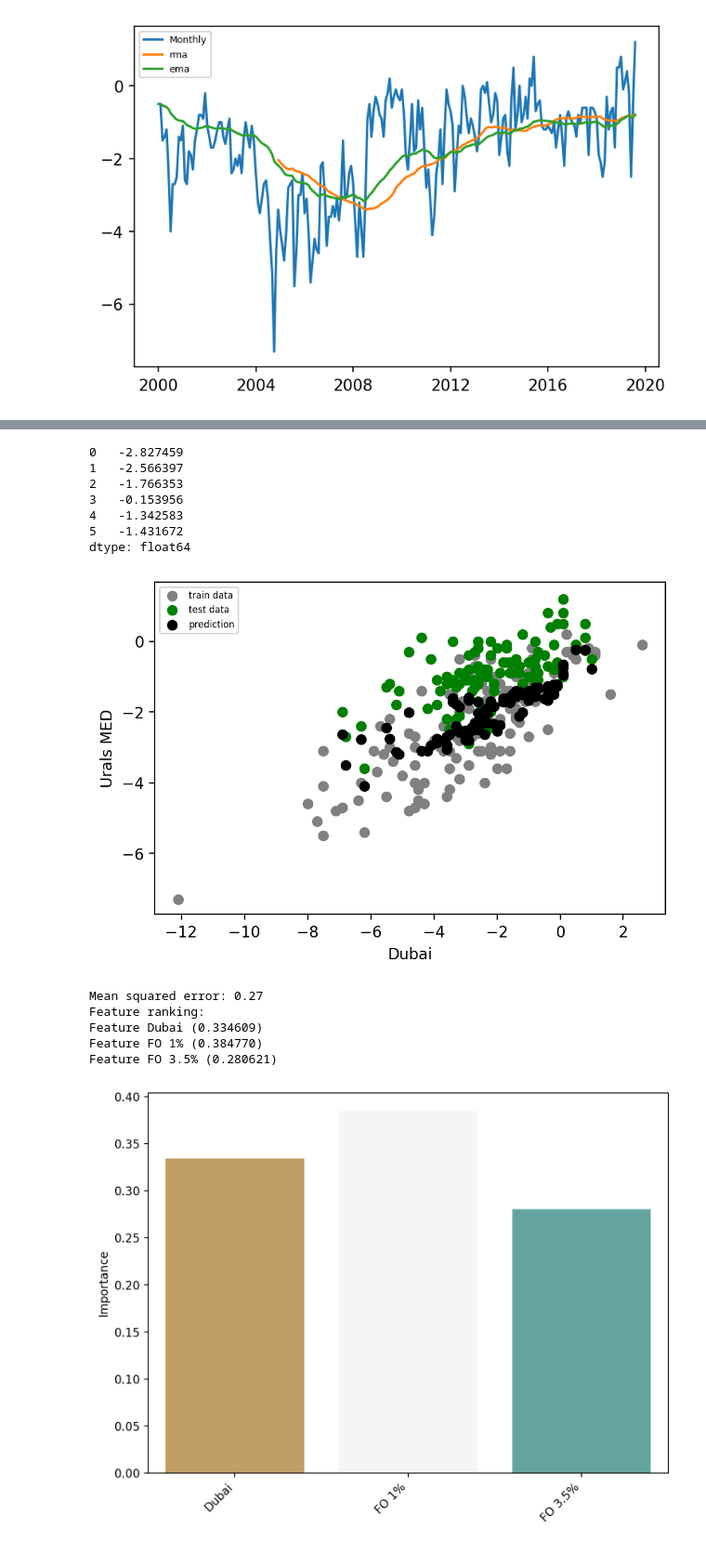
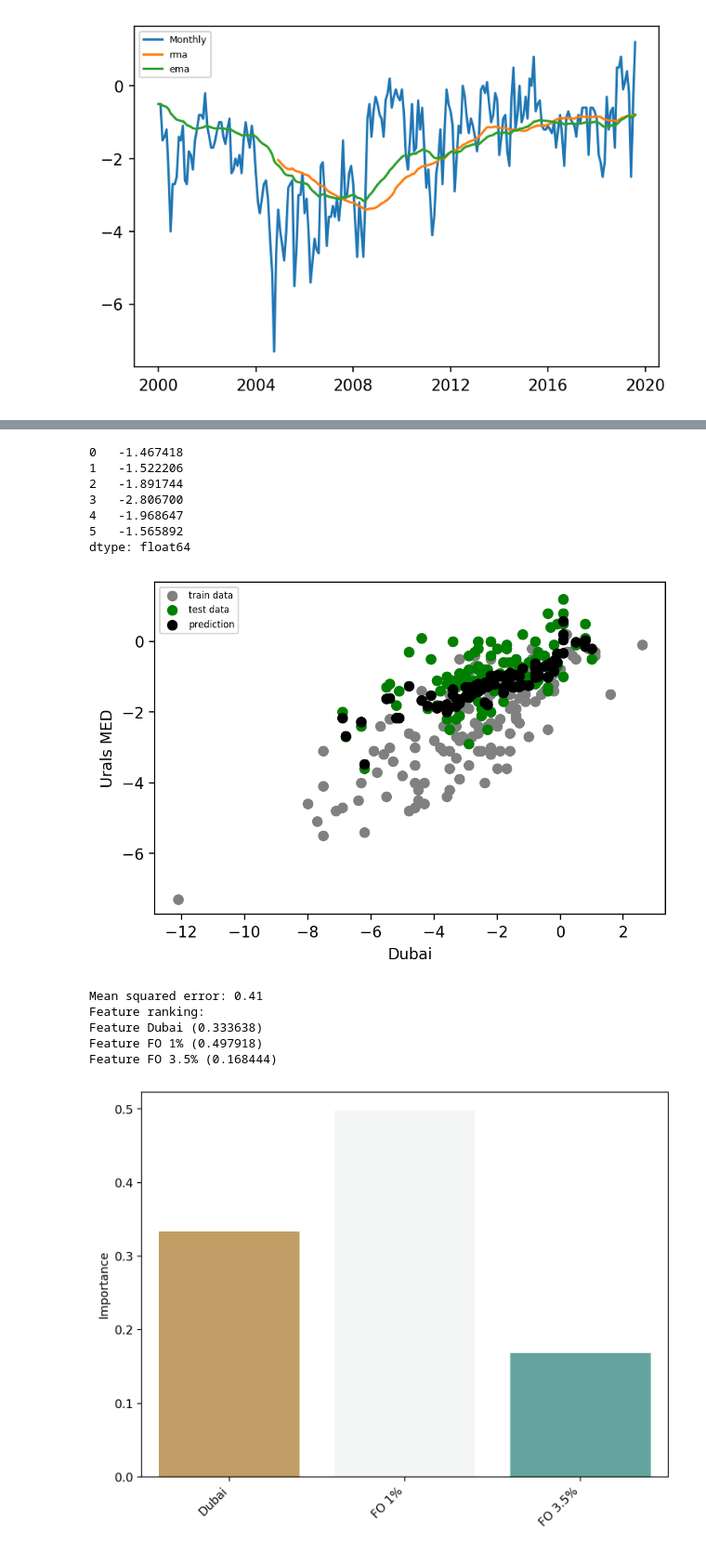
Before and after one commit to kaibawong/differential, a Jupyter notebook: UralsMED_pred.ipynb, the cells around one changed output, grey strips where cells are left out. Shown at 93% size. Drawn from its saved outputs; the diff is of its cells as text; code cells hidden in the pictures.

```diff
--- a/UralsMED_pred.ipynb
+++ b/UralsMED_pred.ipynb
@@ -141,26 +141,27 @@ No. Observations:                 236   AIC:                             639.4
 Warnings:
 [1] Standard Errors assume that the covariance matrix of the errors is correctly specified.
 # %%
-input_2011 = pd.read_table('pred_Dubai2014.csv',delimiter =',')
+input_2011 = pd.read_table('pred_Dubai2011.csv',delimiter =',')
 
 Du = input_2011.iloc[:,1]
-FO35= I_2011["Pred FO 3.5% 2014"]
-FO1= I_2011["Pred FO 1% 2014"]
+FO35= I_2011["Pred FO 3.5% 2011"]
+FO1= I_2011["Pred FO 1% 2011"]
 linear_UralM=regr.intercept_+ regr.coef_[0]*Du + regr.coef_[1]*FO35 + regr.coef_[2]*FO1
 print(linear_UralM)
 # %% [output]
-0   -2.827459
-1   -2.566397
-2   -1.766353
-3   -0.153956
-4   -1.342583
-5   -1.431672
+0   -1.467418
+1   -1.522206
+2   -1.891744
+3   -2.806700
+4   -1.968647
+5   -1.565892
 dtype: float64
 # %%
 Du = input_2011.iloc[:,2]
 nonlinear_UralM =  0.291421970876107*Du - 1.22717033972297 - 0.0966332745321596*FO35 - 0.0127575394587934*Du*FO1 - 0.00680646224957921*np.power(FO1,2)
 # %%
-train_combi = combi.iloc[:-100,1:]
+#train_combi = combi.iloc[:-100,1:]
+train_combi = combi.iloc[:,1:]
 test_combi = combi.iloc[-100:,1:]
 
 plt.rcParams['figure.dpi'] = 200
@@ -194,39 +195,39 @@ plt_pred=plt.scatter(x_test["Dubai"], y_pred,  color='black')
 
 
 plt.xlabel("Dubai")
 plt.ylabel("Urals MED")
 plt.legend((plt_train, plt_test,plt_pred),("train data", "test data","prediction"))
 plt.show()
 
 print("Mean squared error: %.2f"
       % np.mean((regressor.predict(x_train) - y_train) ** 2))
 
 import seaborn as sns
 importances=regressor.feature_importances_
 
 indices=list(x_train)
 print("Feature ranking:")
 
 for f in range(x_train.shape[1]):
     print("Feature %s (%f)" % (indices[f], importances[f]))
 
 f, (ax1) = plt.subplots(1, 1, figsize=(8, 6), sharex=True)
 sns.barplot(indices, importances, palette="BrBG", ax=ax1)
 ax1.set_ylabel("Importance")
 
 ax1.set_xticklabels(
     ax1.get_xticklabels(),
     rotation=45,
     horizontalalignment='right'
 );
 # %% [output]
-[figure, old version]
+[figure, new version]
-Mean squared error: 0.27
+Mean squared error: 0.41
 Feature ranking:
-Feature Dubai (0.334609)
-Feature FO 1% (0.384770)
-Feature FO 3.5% (0.280621)
+Feature Dubai (0.333638)
+Feature FO 1% (0.497918)
+Feature FO 3.5% (0.168444)
-[figure, old version]
+[figure, new version]
 # %%
 #data_df = price[['Dated brent','FO 3.5%','FO 1%']]
 
```
Also changed, not shown: parts of 11 cells of this notebook, 7 other files.
